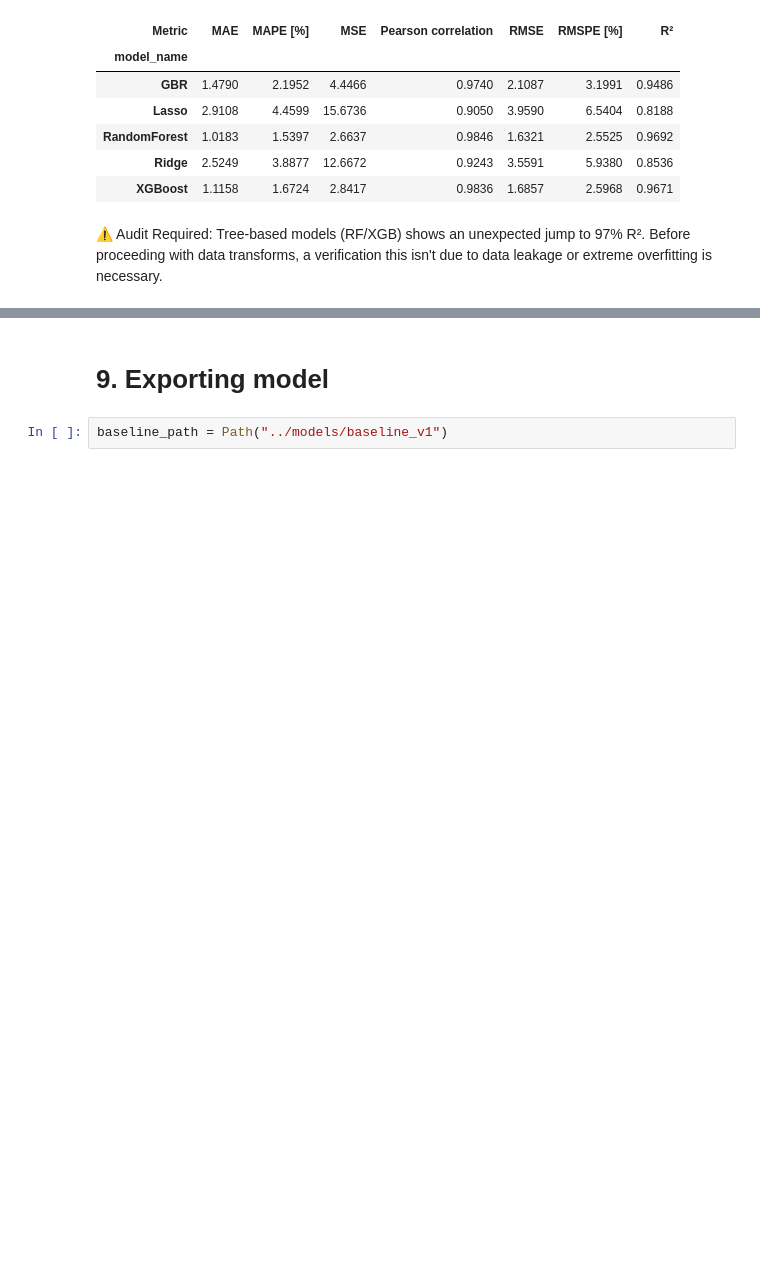
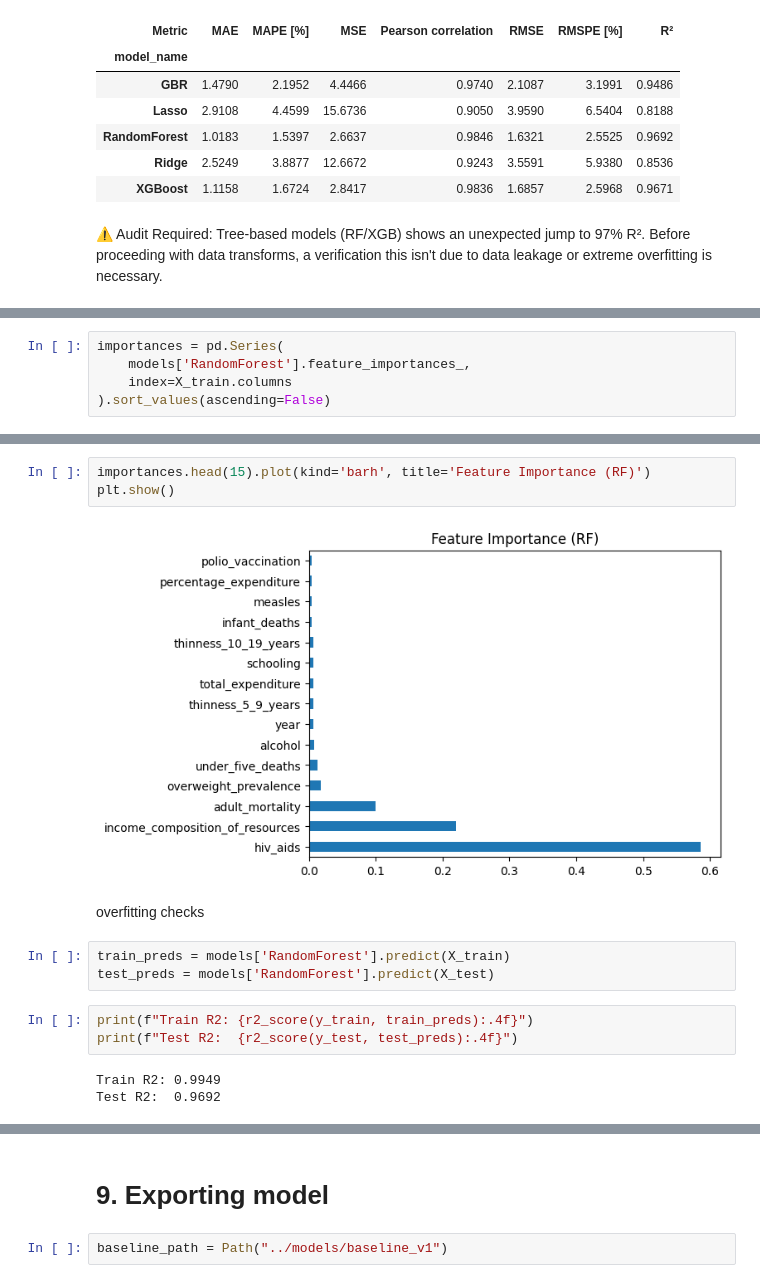
Before and after one commit to MermonGData/longevity-prediction, a Jupyter notebook: notebooks/02_modelling.ipynb, the cells around one changed output, grey strips where cells are left out. Saved outputs shown, nothing was run; the diff lists cells and outputs as text; blank space fills up the shorter version.

Commit message:
audit: validate random forest performance and verify model integrity

```diff
--- a/notebooks/02_modelling.ipynb
+++ b/notebooks/02_modelling.ipynb
@@ -129,0 +137,5 @@ display(leaderboard)
+# %%
+importances = pd.Series(
+    models['RandomForest'].feature_importances_,
+    index=X_train.columns
+).sort_values(ascending=False)
@@ -129,0 +158,16 @@ display(leaderboard)
+# %%
+importances.head(15).plot(kind='barh', title='Feature Importance (RF)')
+plt.show()
+# %% [output]
+[figure, added]
+# %% [markdown]
+overfitting checks
+# %%
+train_preds = models['RandomForest'].predict(X_train)
+test_preds = models['RandomForest'].predict(X_test)
+# %%
+print(f"Train R2: {r2_score(y_train, train_preds):.4f}")
+print(f"Test R2:  {r2_score(y_test, test_preds):.4f}")
+# %% [output]
+Train R2: 0.9949
+Test R2:  0.9692
```
Also changed, not shown: parts of 6 cells of this notebook.
